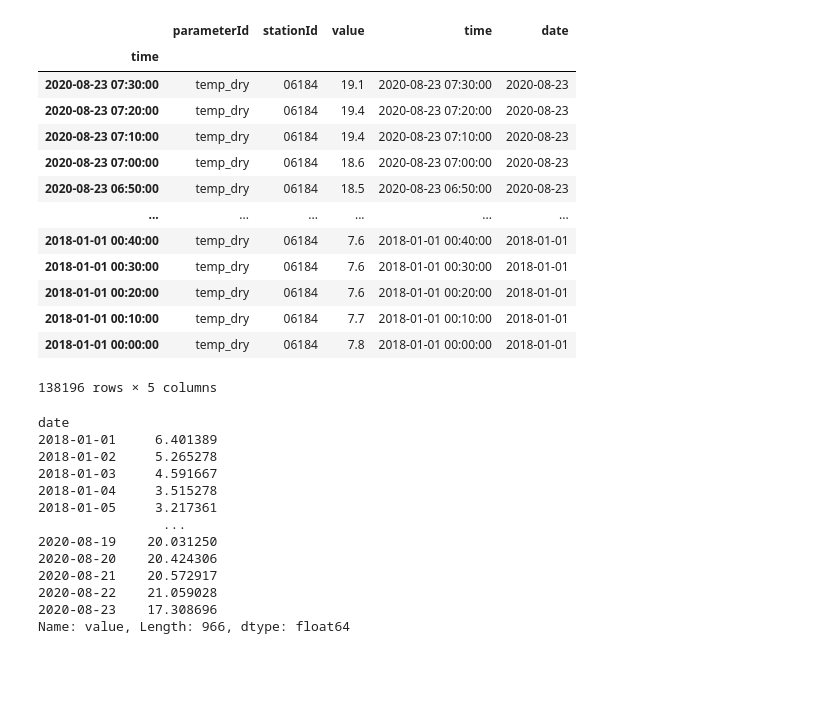
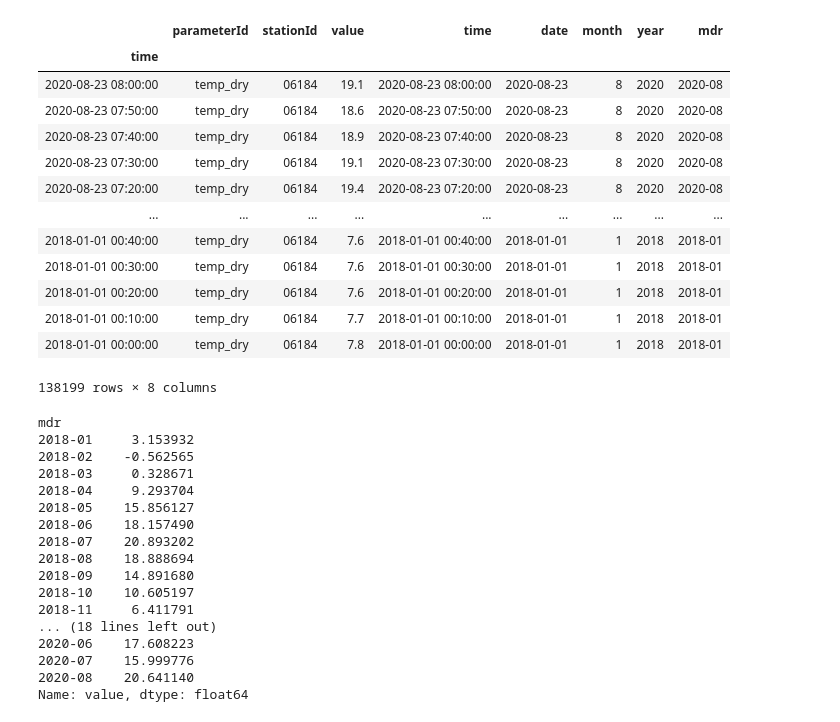
Before and after one commit to annarenneke/Group19, a Jupyter notebook: EXAM/DMI_final.ipynb, the cells around one changed output. Saved outputs shown, nothing was run; the diff lists cells and outputs as text; code cells hidden in the pictures; blank space fills up the shorter version.

```diff
--- a/EXAM/DMI_final.ipynb
+++ b/EXAM/DMI_final.ipynb
@@ -72,37 +72,44 @@ df
 # %%
 #Creates date variable with format YYYY-MM-DD
 df['date']=df.time.astype(str).str[:10]
+df['mdr']=df.time.astype(str).str[:7]
+df['month'] = df['time'].dt.month
+df['year'] = df['time'].dt.year
 df
 # %% [output]
-|  | parameterId | stationId | value | time | date |
-| time |  |  |  |  |  |
-| 2020-08-23 07:30:00 | temp_dry | 06184 | 19.1 | 2020-08-23 07:30:00 | 2020-08-23 |
-| 2020-08-23 07:20:00 | temp_dry | 06184 | 19.4 | 2020-08-23 07:20:00 | 2020-08-23 |
-| 2020-08-23 07:10:00 | temp_dry | 06184 | 19.4 | 2020-08-23 07:10:00 | 2020-08-23 |
-| 2020-08-23 07:00:00 | temp_dry | 06184 | 18.6 | 2020-08-23 07:00:00 | 2020-08-23 |
-| 2020-08-23 06:50:00 | temp_dry | 06184 | 18.5 | 2020-08-23 06:50:00 | 2020-08-23 |
-| ... | ... | ... | ... | ... | ... |
-| 2018-01-01 00:40:00 | temp_dry | 06184 | 7.6 | 2018-01-01 00:40:00 | 2018-01-01 |
-| 2018-01-01 00:30:00 | temp_dry | 06184 | 7.6 | 2018-01-01 00:30:00 | 2018-01-01 |
-| 2018-01-01 00:20:00 | temp_dry | 06184 | 7.6 | 2018-01-01 00:20:00 | 2018-01-01 |
-| 2018-01-01 00:10:00 | temp_dry | 06184 | 7.7 | 2018-01-01 00:10:00 | 2018-01-01 |
-| 2018-01-01 00:00:00 | temp_dry | 06184 | 7.8 | 2018-01-01 00:00:00 | 2018-01-01 |
+|  | parameterId | stationId | value | time | date | month | year | mdr |
+| time |  |  |  |  |  |  |  |  |
+| 2020-08-23 08:00:00 | temp_dry | 06184 | 19.1 | 2020-08-23 08:00:00 | 2020-08-23 | 8 | 2020 | 2020-08 |
+| 2020-08-23 07:50:00 | temp_dry | 06184 | 18.6 | 2020-08-23 07:50:00 | 2020-08-23 | 8 | 2020 | 2020-08 |
+| 2020-08-23 07:40:00 | temp_dry | 06184 | 18.9 | 2020-08-23 07:40:00 | 2020-08-23 | 8 | 2020 | 2020-08 |
+| 2020-08-23 07:30:00 | temp_dry | 06184 | 19.1 | 2020-08-23 07:30:00 | 2020-08-23 | 8 | 2020 | 2020-08 |
+| 2020-08-23 07:20:00 | temp_dry | 06184 | 19.4 | 2020-08-23 07:20:00 | 2020-08-23 | 8 | 2020 | 2020-08 |
+| ... | ... | ... | ... | ... | ... | ... | ... | ... |
+| 2018-01-01 00:40:00 | temp_dry | 06184 | 7.6 | 2018-01-01 00:40:00 | 2018-01-01 | 1 | 2018 | 2018-01 |
+| 2018-01-01 00:30:00 | temp_dry | 06184 | 7.6 | 2018-01-01 00:30:00 | 2018-01-01 | 1 | 2018 | 2018-01 |
+| 2018-01-01 00:20:00 | temp_dry | 06184 | 7.6 | 2018-01-01 00:20:00 | 2018-01-01 | 1 | 2018 | 2018-01 |
+| 2018-01-01 00:10:00 | temp_dry | 06184 | 7.7 | 2018-01-01 00:10:00 | 2018-01-01 | 1 | 2018 | 2018-01 |
+| 2018-01-01 00:00:00 | temp_dry | 06184 | 7.8 | 2018-01-01 00:00:00 | 2018-01-01 | 1 | 2018 | 2018-01 |
-138196 rows × 5 columns
+138199 rows × 8 columns
 # %%
-#Calculates dayly average
-mean=df.groupby('date')['value'].mean().copy()
+#Calculates monthly average
+mean=df.groupby([ 'mdr'])['value'].mean().copy()
 mean
 # %% [output]
-date
-2018-01-01     6.401389
-2018-01-02     5.265278
-2018-01-03     4.591667
-2018-01-04     3.515278
-2018-01-05     3.217361
-                ...
-2020-08-19    20.031250
-2020-08-20    20.424306
-2020-08-21    20.572917
-2020-08-22    21.059028
-2020-08-23    17.308696
-Name: value, Length: 966, dtype: float64
+mdr
+2018-01     3.153932
+2018-02    -0.562565
+2018-03     0.328671
+2018-04     9.293704
+2018-05    15.856127
+2018-06    18.157490
+2018-07    20.893202
+2018-08    18.888694
+2018-09    14.891680
+2018-10    10.605197
+2018-11     6.411791
+... (18 lines left out)
+2020-06    17.608223
+2020-07    15.999776
+2020-08    20.641140
+Name: value, dtype: float64
```
Also changed, not shown: parts of 5 cells of this notebook.
